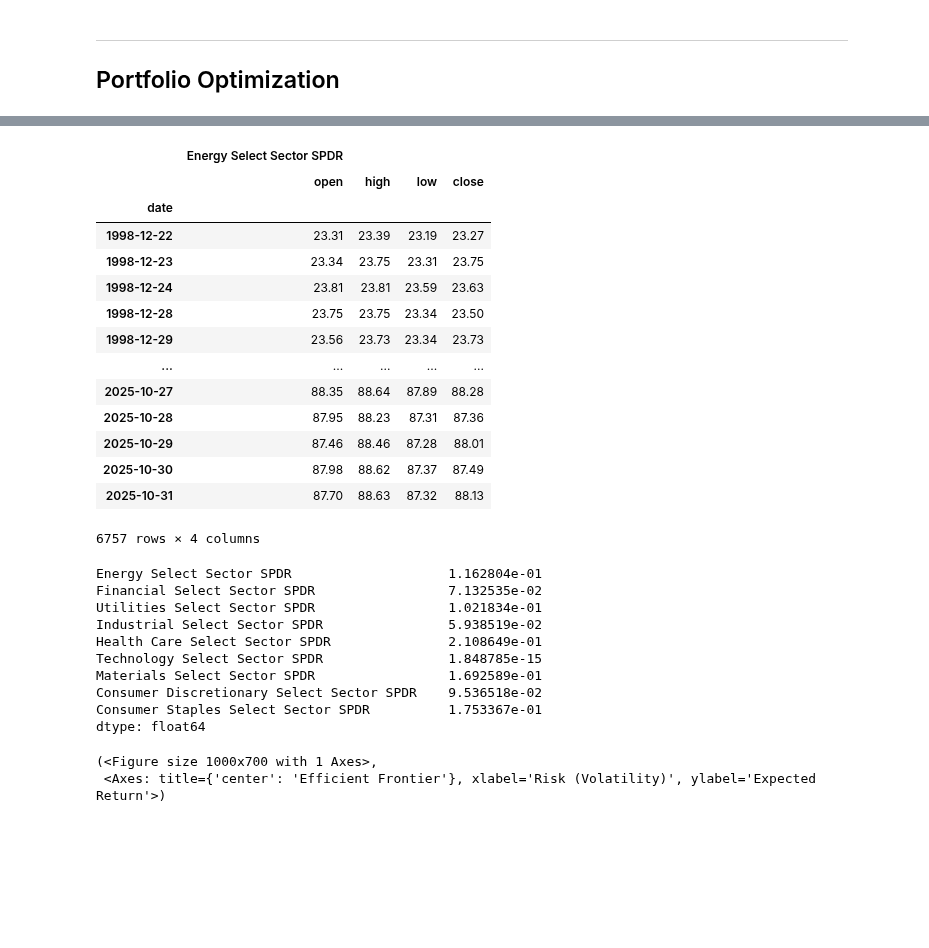
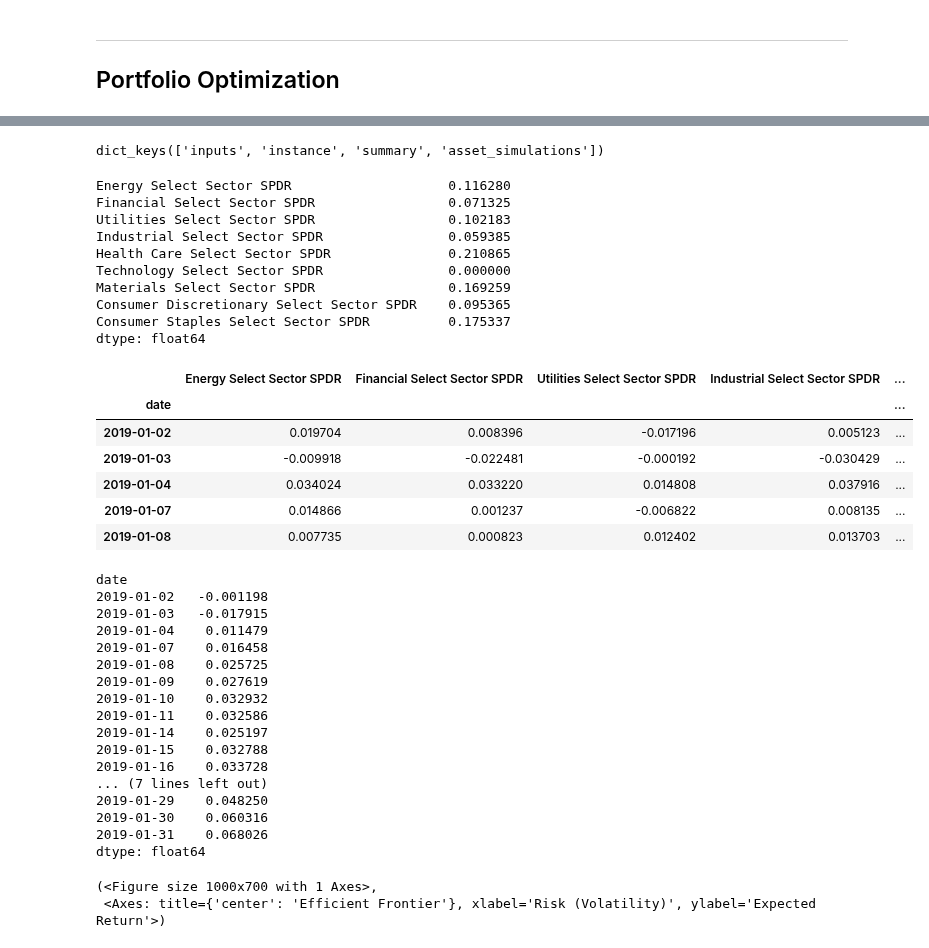
Before and after one commit to jessego20/FE800_project_code, a Jupyter notebook: bayesian_simulation_optimization.ipynb, the cells around one changed output, grey strips where cells are left out. Drawn from its saved outputs; the diff is of its cells as text; code cells hidden in the pictures; blank space fills up the shorter version.

```diff
--- a/bayesian_simulation_optimization.ipynb
+++ b/bayesian_simulation_optimization.ipynb
@@ -508,35 +490,55 @@ results['instance'].asset_names
-# %%
-results['instance'].load_models(results['instance'].asset_names[0])[1].raw_ohlc
-# %% [output]
-|  | Energy Select Sector SPDR |  |  |  |
-|  | open | high | low | close |
-| date |  |  |  |  |
-| 1998-12-22 | 23.31 | 23.39 | 23.19 | 23.27 |
-| 1998-12-23 | 23.34 | 23.75 | 23.31 | 23.75 |
-| 1998-12-24 | 23.81 | 23.81 | 23.59 | 23.63 |
-| 1998-12-28 | 23.75 | 23.75 | 23.34 | 23.50 |
-| 1998-12-29 | 23.56 | 23.73 | 23.34 | 23.73 |
-| ... | ... | ... | ... | ... |
-| 2025-10-27 | 88.35 | 88.64 | 87.89 | 88.28 |
-| 2025-10-28 | 87.95 | 88.23 | 87.31 | 87.36 |
-| 2025-10-29 | 87.46 | 88.46 | 87.28 | 88.01 |
-| 2025-10-30 | 87.98 | 88.62 | 87.37 | 87.49 |
-| 2025-10-31 | 87.70 | 88.63 | 87.32 | 88.13 |
-6757 rows × 4 columns
+# %%
+results = pickle.load(open('simulations/test1_20181231', 'rb'))
+print(results.keys())
+# %% [output]
+dict_keys(['inputs', 'instance', 'summary', 'asset_simulations'])
 # %%
 opt = PortfolioOptimizer.from_optimizer_inputs(results, objective='max_sharpe')
 opt.optimize()
 # %% [output]
-Energy Select Sector SPDR                    1.162804e-01
-Financial Select Sector SPDR                 7.132535e-02
-Utilities Select Sector SPDR                 1.021834e-01
-Industrial Select Sector SPDR                5.938519e-02
-Health Care Select Sector SPDR               2.108649e-01
-Technology Select Sector SPDR                1.848785e-15
-Materials Select Sector SPDR                 1.692589e-01
-Consumer Discretionary Select Sector SPDR    9.536518e-02
-Consumer Staples Select Sector SPDR          1.753367e-01
+Energy Select Sector SPDR                    0.116280
+Financial Select Sector SPDR                 0.071325
+Utilities Select Sector SPDR                 0.102183
+Industrial Select Sector SPDR                0.059385
+Health Care Select Sector SPDR               0.210865
+Technology Select Sector SPDR                0.000000
+Materials Select Sector SPDR                 0.169259
+Consumer Discretionary Select Sector SPDR    0.095365
+Consumer Staples Select Sector SPDR          0.175337
 dtype: float64
+# %%
+fwd_rets = opt.raw_ohlc[opt.assets[0]].droplevel(0, axis=1)['close'].rename(opt.assets[0]).loc[opt.opt_date:].iloc[:22].to_frame().pct_change().dropna()
+for i, asset in enumerate(opt.assets[1:]):
+    fwd_rets = pd.merge(fwd_rets, opt.raw_ohlc[asset].droplevel(0, axis=1)['close'].rename(asset).loc[opt.opt_date:].iloc[:22].pct_change().dropna(), left_index=True, right_index=True)
+fwd_rets.head()
+# %% [output]
+|  | Energy Select Sector SPDR | Financial Select Sector SPDR | Utilities Select Sector SPDR | Industrial Select Sector SPDR | ... |
+| date |  |  |  |  | ... |
+| 2019-01-02 | 0.019704 | 0.008396 | -0.017196 | 0.005123 | ... |
+| 2019-01-03 | -0.009918 | -0.022481 | -0.000192 | -0.030429 | ... |
+| 2019-01-04 | 0.034024 | 0.033220 | 0.014808 | 0.037916 | ... |
+| 2019-01-07 | 0.014866 | 0.001237 | -0.006822 | 0.008135 | ... |
+| 2019-01-08 | 0.007735 | 0.000823 | 0.012402 | 0.013703 | ... |
+# %%
+fwd_rets.multiply(opt.optimal_weights).sum(axis=1).add(1).cumprod().sub(1)
+# %% [output]
+date
+2019-01-02   -0.001198
+2019-01-03   -0.017915
+2019-01-04    0.011479
+2019-01-07    0.016458
+2019-01-08    0.025725
+2019-01-09    0.027619
+2019-01-10    0.032932
+2019-01-11    0.032586
+2019-01-14    0.025197
+2019-01-15    0.032788
+2019-01-16    0.033728
+... (7 lines left out)
+2019-01-29    0.048250
+2019-01-30    0.060316
+2019-01-31    0.068026
+dtype: float64
 # %%
 opt.plot_efficient_frontier(show_assets=False)
 # %% [output]
```
Also changed, not shown: parts of 2 cells of this notebook, 6 other files.
